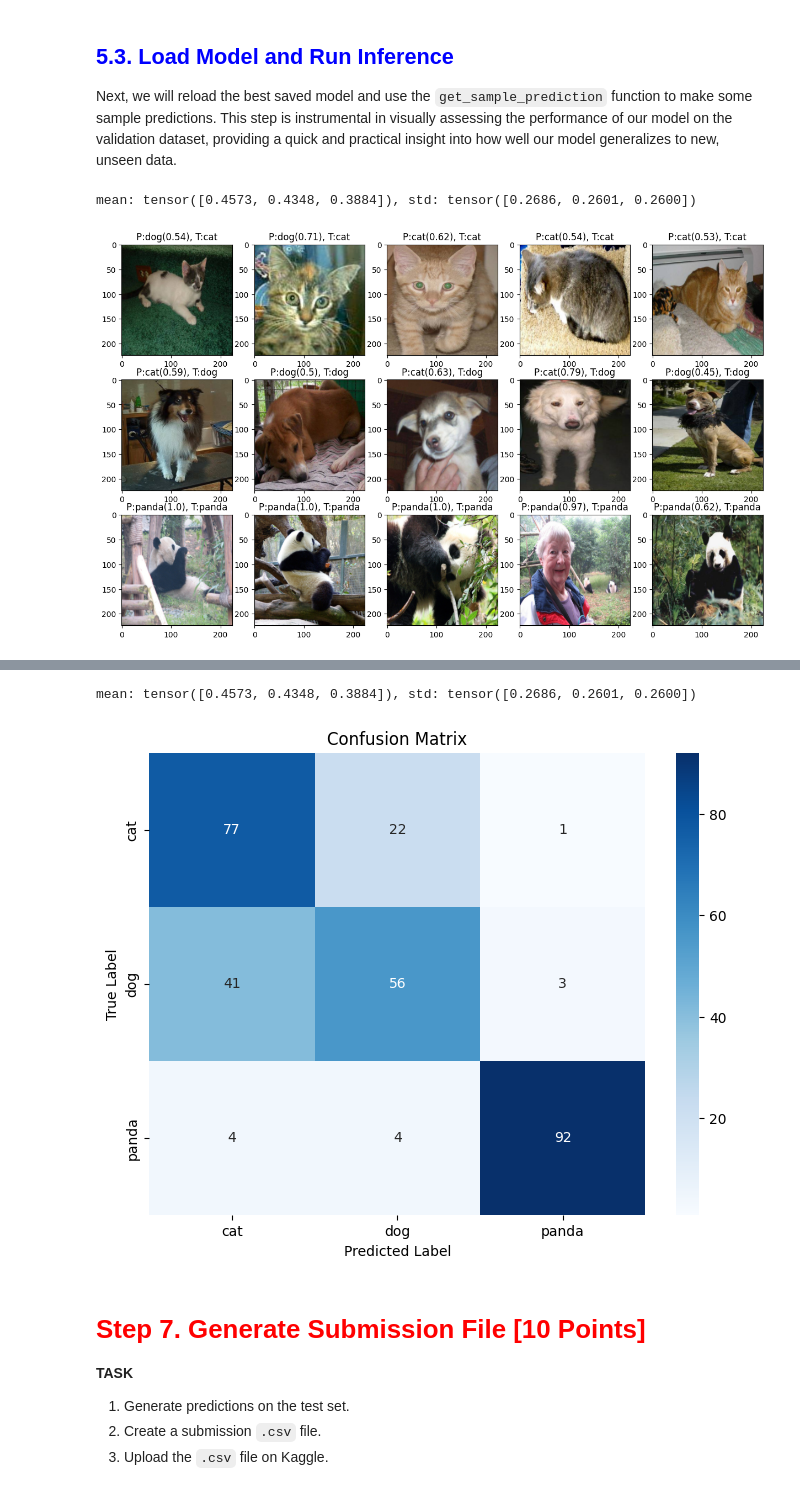
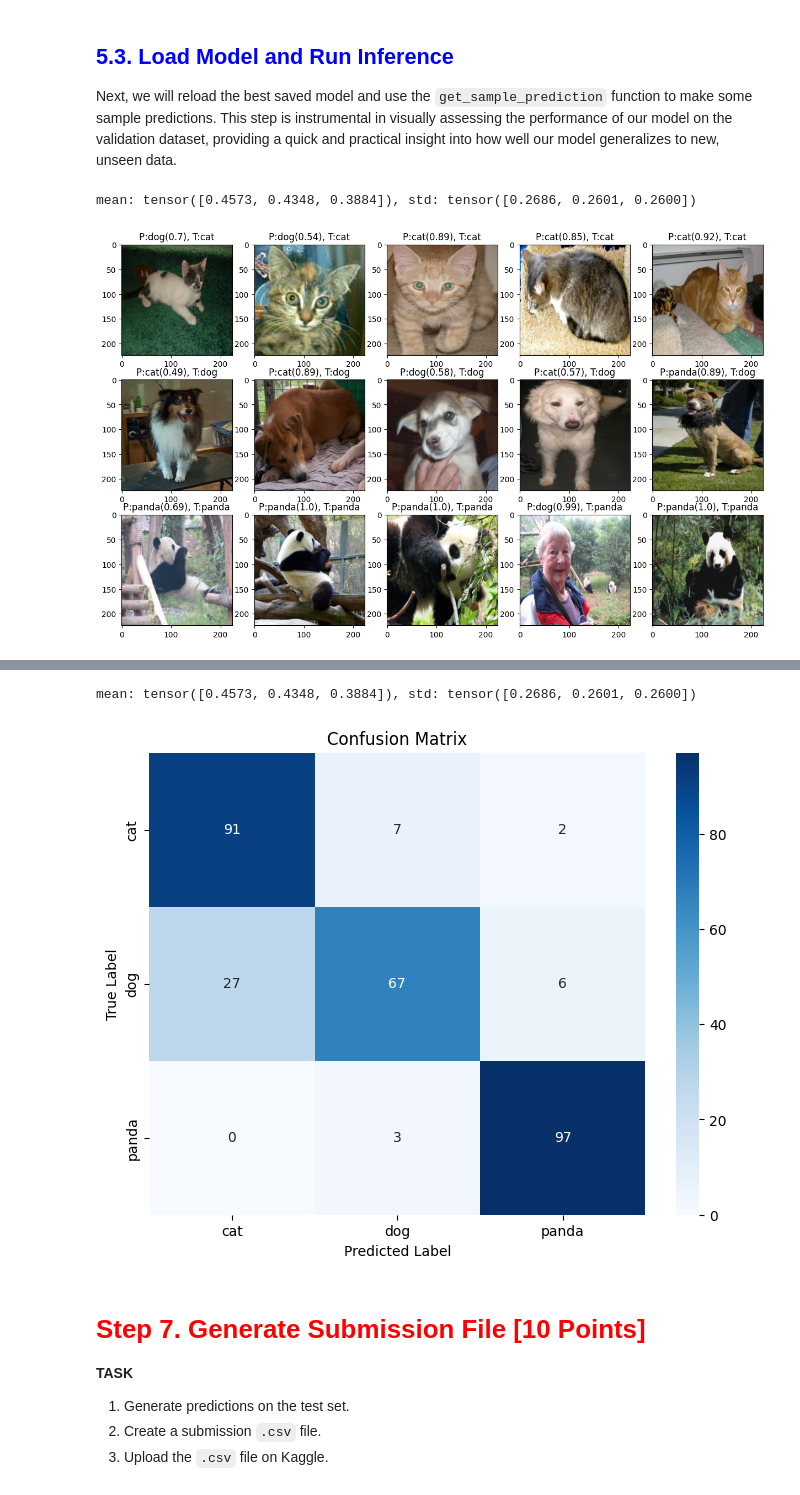
Before and after one commit to eibonscroll/ClassificationChallenge, a Jupyter notebook: training-from-scratch-ipynb.ipynb, the cells around one changed output, grey strips where cells are left out. Drawn from its saved outputs; the diff is of its cells as text; code cells hidden in the pictures.

```diff
--- a/training-from-scratch-ipynb.ipynb
+++ b/training-from-scratch-ipynb.ipynb
@@ -264,7 +264,7 @@ class TrainingConfig:
     batch_size: int = 16  # Increased batch size for stable gradient updates
     img_size: Tuple = (224, 224)  # Use standard size for better feature extraction
     epochs_count: int = 30  # Increase epochs for better learning
-    init_learning_rate: float = 0.001  # Lower learning rate for stable convergence
+    init_learning_rate: float = 0.0005  # Lower learning rate for stable convergence
     data_root: str = "/kaggle/input/opencv-pytorch-project-1-classification/dataset"  # This file does not exist, "/kaggle/input/open-cv-py-torch-project-2-classification-round-2/dataset"
     num_workers: int = 4  # Increase workers for faster data loading
     device: str = "cuda"  # Keep it on GPU
@@ -695,7 +765,7 @@ class MyModel(nn.Module):
 # %% [markdown]
 ## <font style="color:blue">4.9. Training</font>
 # %%
-model = MyModel()
+model = ImprovedCNN()
 print(model)
 
 training_config = TrainingConfig()
@@ -862,7 +932,7 @@ def get_sample_prediction(model, data_root, img_size, mean, std):
 
 Next, we will reload the best saved model and use the `get_sample_prediction` function to make some sample predictions. This step is instrumental in visually assessing the performance of our model on the validation dataset, providing a quick and practical insight into how well our model generalizes to new, unseen data.
 # %%
-trained_model = MyModel()
+trained_model = ImprovedCNN()
 trained_model = load_model(
     trained_model,
     model_dir=training_config.checkpoint_dir,
@@ -877,7 +947,7 @@ mean, std = get_mean_std(train_data_path, img_size=training_config.img_size)
 get_sample_prediction(trained_model, valid_data_path, img_size=training_config.img_size, mean=mean, std=std)
 # %% [output]
 mean: tensor([0.4573, 0.4348, 0.3884]), std: tensor([0.2686, 0.2601, 0.2600])
-[figure, old version]
+[figure, new version]
 # %% [markdown]
 # <font style="color:red">Step 6. Display Confusion Matrix [5 Points]</font>
 
@@ -953,35 +1023,35 @@ def plot_confusion_matrix(model, valid_data_path, img_size, mean, std, class_nam
 
     # Plot confusion matrix
     plt.figure(figsize=(8, 6))
     sns.heatmap(cm, annot=True, fmt='d', cmap="Blues", xticklabels=class_names, yticklabels=class_names)
     plt.xlabel("Predicted Label")
     plt.ylabel("True Label")
     plt.title("Confusion Matrix")
     plt.show()
 
 # Load the trained model
-trained_model = MyModel()
+trained_model = ImprovedCNN()
 trained_model = load_model(
     trained_model,
     model_dir=training_config.checkpoint_dir,
     model_file_name=training_config.save_model_name
 )
 
 # Define paths and dataset parameters
 train_data_path = os.path.join(training_config.data_root, "Train")
 valid_data_path = os.path.join(training_config.data_root, "Valid")
 
 # Compute mean and std for dataset normalization
 mean, std = get_mean_std(train_data_path, img_size=training_config.img_size)
 
 # Get class names
 class_names = sorted(os.listdir(valid_data_path))
 
 # Plot confusion matrix
 plot_confusion_matrix(trained_model, valid_data_path, training_config.img_size, mean, std, class_names)
 # %% [output]
 mean: tensor([0.4573, 0.4348, 0.3884]), std: tensor([0.2686, 0.2601, 0.2600])
-[figure, old version]
+[figure, new version]
 # %% [markdown]
 # <font style="color:red">Step 7. Generate Submission File [10 Points]</font>
 
```
Also changed, not shown: parts of 7 cells of this notebook, 1 other file.
